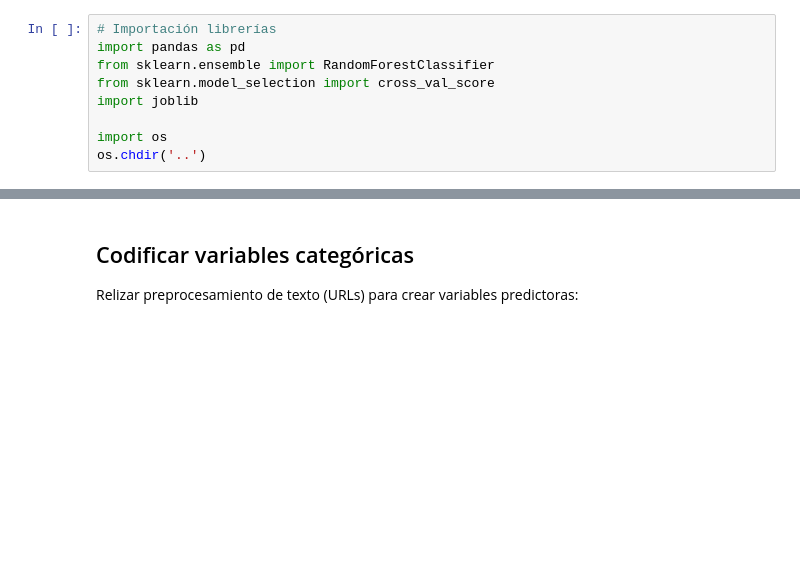
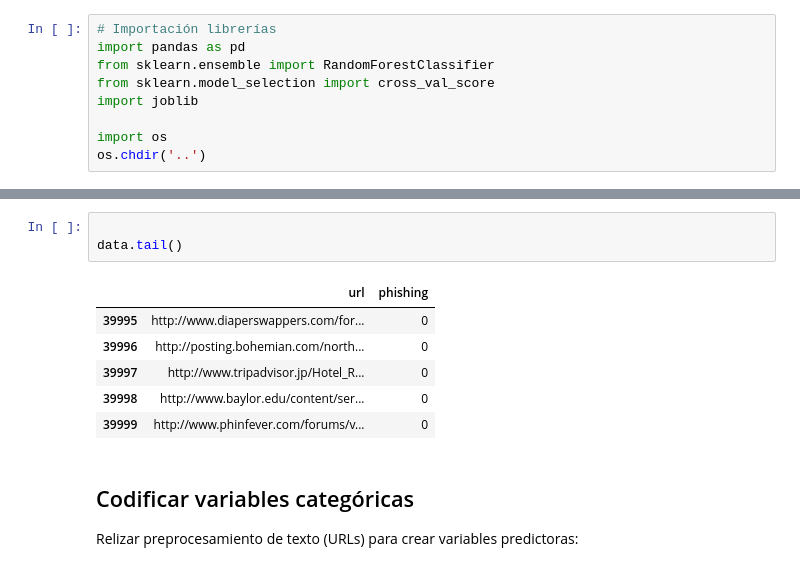
Before and after one commit to mdelgadon/MIAD_ML_NLP_2025, a Jupyter notebook: Semana 3/S3LAB1_Microservicios - copia.ipynb, the cells around one changed output, grey strips where cells are left out. Drawn from its saved outputs; the diff is of its cells as text; blank space fills up the shorter version.

```diff
--- a/Semana 3/S3LAB1_Microservicios - copia.ipynb
+++ b/Semana 3/S3LAB1_Microservicios - copia.ipynb
@@ -33,3 +40,13 @@ data.head()
+# %%
+
+data.tail()
+# %% [output]
+|  | url | phishing |
+| 39995 | http://www.diaperswappers.com/for... | 0 |
+| 39996 | http://posting.bohemian.com/north... | 0 |
+| 39997 | http://www.tripadvisor.jp/Hotel_R... | 0 |
+| 39998 | http://www.baylor.edu/content/ser... | 0 |
+| 39999 | http://www.phinfever.com/forums/v... | 0 |
 # %% [markdown]
 ## Codificar variables categóricas
 Relizar preprocesamiento de texto (URLs) para crear variables predictoras:
```
Also changed, not shown: parts of 12 cells of this notebook.
